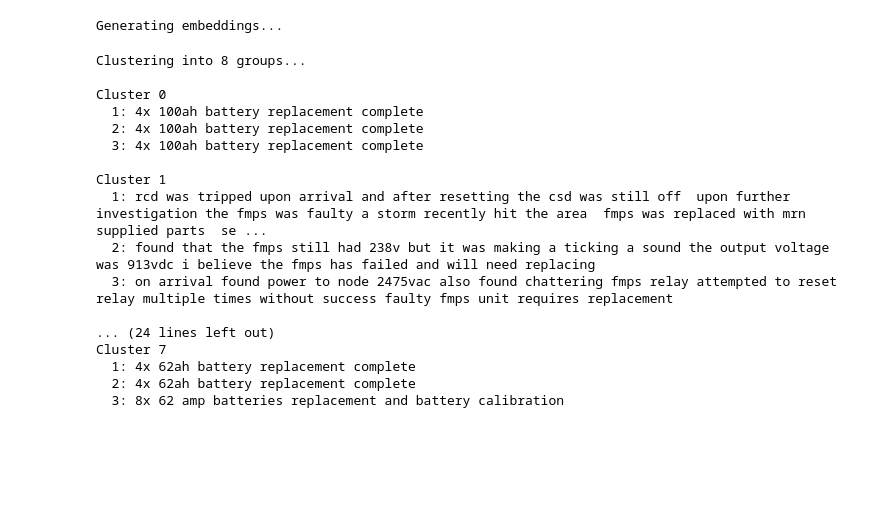
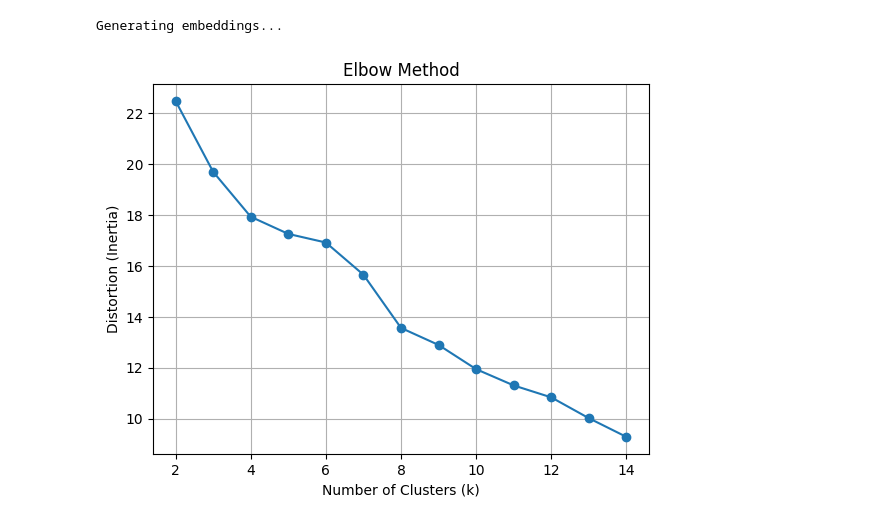
Before and after one commit to NBNML/sample-data-exploration, a Jupyter notebook: sample-incident.ipynb, the cells around one changed output. Drawn from its saved outputs; the diff is of its cells as text; code cells hidden in the pictures; blank space fills up the shorter version.

```diff
--- a/sample-incident.ipynb
+++ b/sample-incident.ipynb
@@ -3,19 +13,13 @@
 # %%
-# STEP 1: Imports
-import pandas as pd
-import re
-from sentence_transformers import SentenceTransformer
-from sklearn.cluster import KMeans
-from sklearn.preprocessing import normalize
-from tqdm import tqdm
+
 
 # STEP 2: Read CSV
 df = pd.read_csv("sample_data.csv")  # change path as needed
 
 # STEP 3: Clean and Standardize closure_summary_alt
 def clean_text(text):
-    text = str(text).lower()
-    text = re.sub(r'\s+', ' ', text)
+    text = str(text).lower() # lowercasing
+    text = re.sub(r'\s+', ' ', text) # remove extra space
     text = re.sub(r'[^\w\s]', '', text)  # remove punctuation
     return text.strip()
 
@@ -27,35 +31,25 @@ model = SentenceTransformer("all-MiniLM-L6-v2")
 print("Generating embeddings...")
 embeddings = model.encode(df['standardized_summary'].tolist(), show_progress_bar=True)
 embeddings = normalize(embeddings)
-
-# STEP 5: Cluster Embeddings (KMeans)
-n_clusters = 8
-print(f"Clustering into {n_clusters} groups...")
-kmeans = KMeans(n_clusters=n_clusters, random_state=42)
-df['semantic_cluster'] = kmeans.fit_predict(embeddings)
-
-# STEP 6: Show Sample Summaries from Each Cluster
-for cluster in range(n_clusters):
-    print(f"\nCluster {cluster}")
-    samples = df[df['semantic_cluster'] == cluster]['standardized_summary'].head(3)
-    for i, summary in enumerate(samples):
-        print(f"  {i+1}: {summary}")
 # %% [output]
 Generating embeddings...
-Clustering into 8 groups...
-
-Cluster 0
-  1: 4x 100ah battery replacement complete
-  2: 4x 100ah battery replacement complete
-  3: 4x 100ah battery replacement complete
-
-Cluster 1
-  1: rcd was tripped upon arrival and after resetting the csd was still off  upon further investigation the fmps was faulty a storm recently hit the area  fmps was replaced with mrn supplied parts  se ...
-  2: found that the fmps still had 238v but it was making a ticking a sound the output voltage was 913vdc i believe the fmps has failed and will need replacing
-  3: on arrival found power to node 2475vac also found chattering fmps relay attempted to reset relay multiple times without success faulty fmps unit requires replacement
-
-... (24 lines left out)
-Cluster 7
-  1: 4x 62ah battery replacement complete
-  2: 4x 62ah battery replacement complete
-  3: 8x 62 amp batteries replacement and battery calibration
+# %%
+# STEP 5: find optimal number of clusters using the Elbow Method
+from sklearn.cluster import KMeans
+import matplotlib.pyplot as plt
+
+distortions = []
+K = range(2, 15)
+for k in K:
+    kmeans = KMeans(n_clusters=k, random_state=42)
+    kmeans.fit(embeddings)
+    distortions.append(kmeans.inertia_)
+
+plt.plot(K, distortions, marker='o')
+plt.title('Elbow Method')
+plt.xlabel('Number of Clusters (k)')
+plt.ylabel('Distortion (Inertia)')
+plt.grid(True)
+plt.show()
+# %% [output]
+[figure, added]
```
Also changed, not shown: parts of 17 cells of this notebook, 2 other files.
